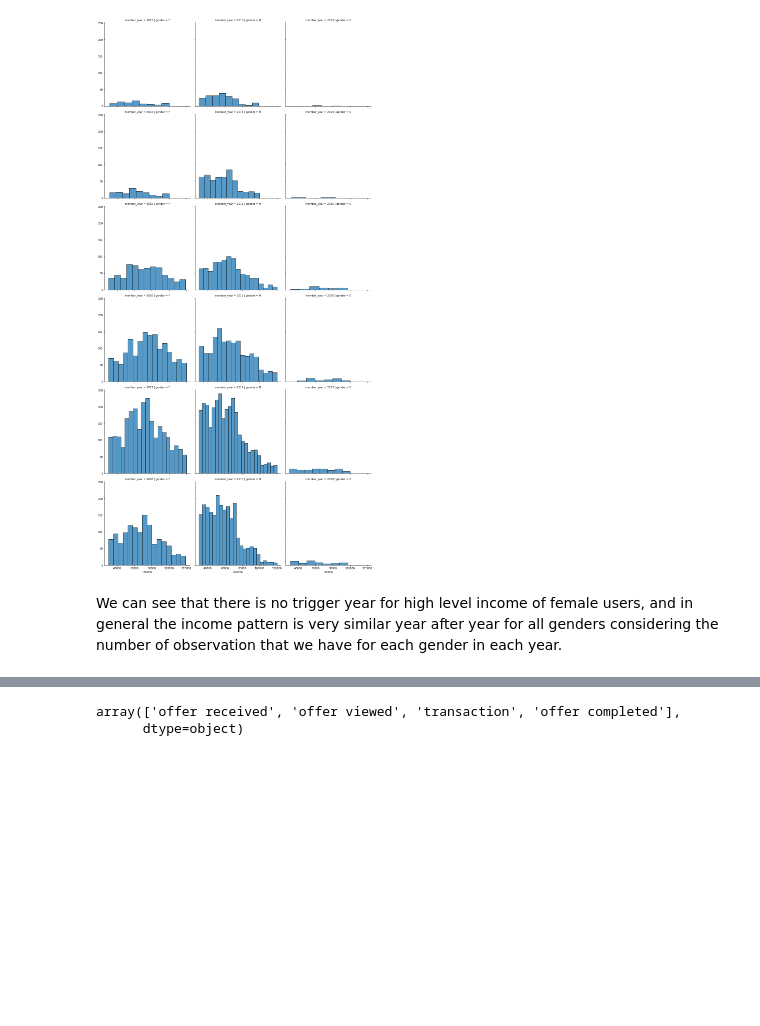
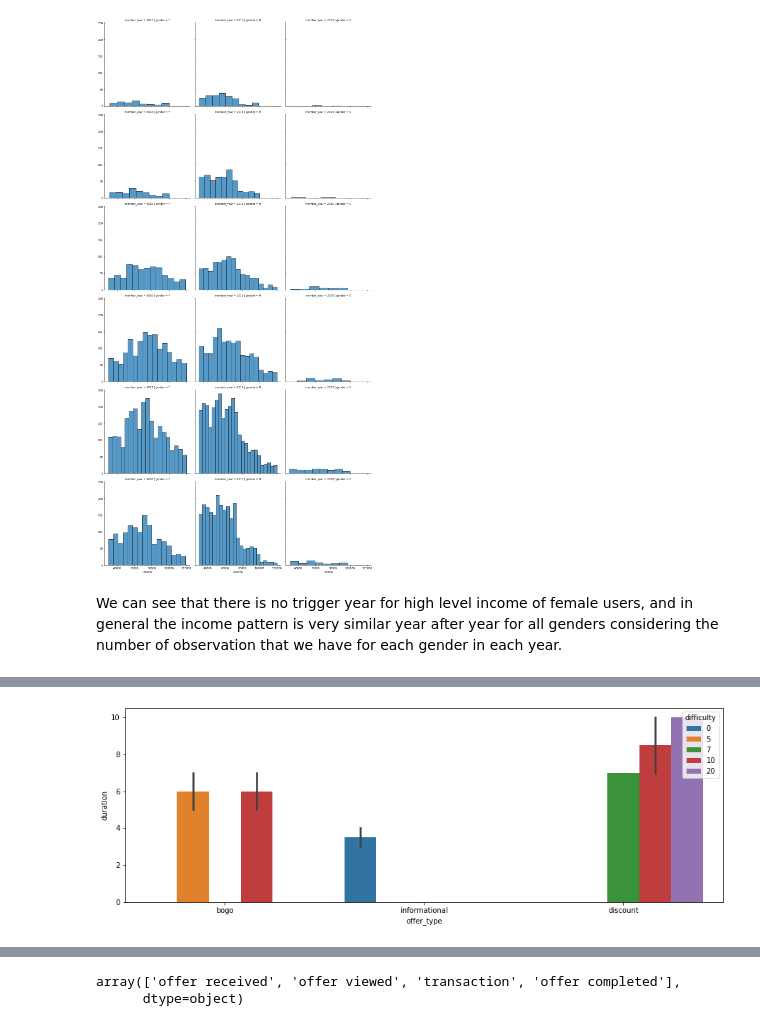
Before and after one commit to Haroldg94/Udacity-Machine-Learning-Engineer-Nanodegree, a Jupyter notebook: Capstone_project.ipynb, the cells around one changed output, grey strips where cells are left out. Cells and saved outputs as stored; diff of their text form; code cells hidden in the pictures; blank space fills up the shorter version.

```diff
--- a/Capstone_project.ipynb
+++ b/Capstone_project.ipynb
@@ -207,0 +235,7 @@ We can see that there is no trigger year for high level income of female users,
+# %%
+#
+plt.figure(figsize = (15,5))
+sns.barplot(data = portfolio, x= 'offer_type', y= 'duration', hue = 'difficulty')
+plt.show()
+# %% [output]
+[figure, added]
```
Also changed, not shown: parts of 28 cells of this notebook.
